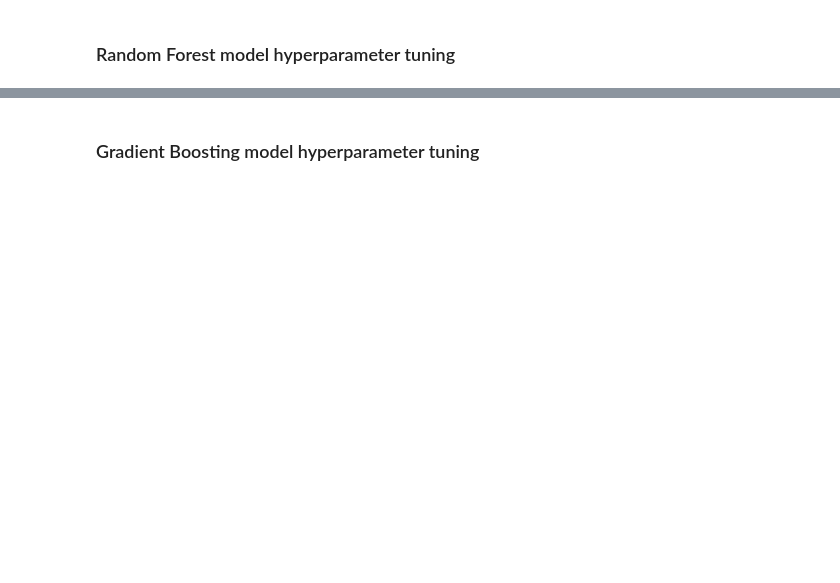
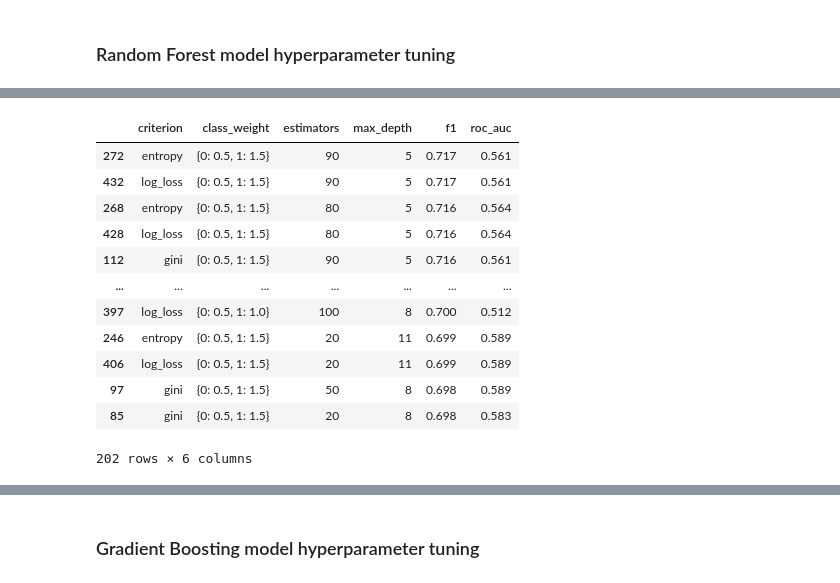
Before and after one commit to julrichkieffer/portfolio-data-science, a Jupyter notebook: 04 vehicle loan default/notebook.ipynb, the cells around one changed output, grey strips where cells are left out. Saved outputs shown, nothing was run; the diff lists cells and outputs as text; code cells hidden in the pictures; blank space fills up the shorter version.

```diff
--- a/04 vehicle loan default/notebook.ipynb
+++ b/04 vehicle loan default/notebook.ipynb
@@ -1962,9 +1979,13 @@ Observation:
 
 - 77% ROC AUC is quite welcomed; sets a baseline for tuning (higher is better)
 # %%
+# tuning results
+best_tuning = {}
+
 # tuning parameter ranges
 C_range = [0.01, 0.1, 0.5, 1.0]
 max_depth_range = [5, 8, 11, 13]
+weights_range = ['balanced', { 0: 0.5, 1: 1.0 }, { 0: 0.5, 1: 2.0 }, { 0: 0.5, 1: 3.0 }]
 estimators_range = range(10, 101, 15)
 boost_eta_range = [0.5, 0.3, 0.1]
 # %% [markdown]
@@ -1975,7 +1996,7 @@ boost_eta_range = [0.5, 0.3, 0.1]
 scores = []
 
 for criteria in ['gini', 'entropy', 'log_loss']:
-    for weights in ['balanced', { 0: 0.5, 1: 1.0 }, { 0: 0.5, 1: 1.5 }, { 0: 0.5, 1: 2.0 }]:
+    for weights in weights_range:
         for depth in tqdm( max_depth_range, desc=f'{criteria = }, {weights = }'):
             model, _ = fit( model          = DecisionTreeClassifier(criterion=criteria, class_weight=weights, max_depth=depth, random_state=seed, min_samples_leaf=10),
                             dataframe      = df_train,
@@ -2046,9 +2066,9 @@ print(f'{ best_tuning = }')
 scores = []
 
 for C in C_range:
-    for weights in ['balanced', { 0: 0.5, 1: 1.0 }, { 0: 0.5, 1: 1.5 }, { 0: 0.5, 1: 2.0 }]:
-        for solver in tqdm( ['liblinear', 'lbfgs'], desc=f'{C = }, {weights = }'):
-            model, _ = fit( model          = LogisticRegression(solver=solver, C=C, class_weight=weights, random_state=seed, max_iter=500),
+    for weights in weights_range:
+        for solver in tqdm( ['liblinear'], desc=f'{C = }, {weights = }'):  #, 'lbfgs'
+            model, _ = fit( model          = LogisticRegression(solver=solver, C=C, class_weight=weights, random_state=seed, max_iter=1000),
                             dataframe      = df_train,
                             y              = y_train,
                             vectorizer     = dv,
@@ -2096,7 +2124,7 @@ print(f'{ best_tuning = }')
 scores = []
 
 for criteria in ['gini', 'entropy', 'log_loss']:
-    for weights in ['balanced', { 0: 0.5, 1: 1.0 }, { 0: 0.5, 1: 1.5 }, { 0: 0.5, 1: 2.0 }]:
+    for weights in weights_range:
         for depth in max_depth_range:
             for estimators in tqdm( estimators_range, desc=f'{criteria = }, {weights = }, {depth = }'):
                 model, _ = fit( model          = RandomForestClassifier(criterion=criteria, class_weight=weights, max_depth=depth, n_estimators=estimators, random_state=seed, min_samples_leaf=10, n_jobs=-1),
@@ -2120,3 +2148,4 @@ for criteria in ['gini', 'entropy', 'log_loss']:
     .query(f'f1 >= { f1_all_features }')
     .sort_values(by=['f1', 'roc_auc'], ascending=[False, False])
 )
+# %% [output]
@@ -2123 +2155,14 @@ for criteria in ['gini', 'entropy', 'log_loss']:
+|  | criterion | class_weight | estimators | max_depth | f1 | roc_auc |
+| 272 | entropy | {0: 0.5, 1: 1.5} | 90 | 5 | 0.717 | 0.561 |
+| 432 | log_loss | {0: 0.5, 1: 1.5} | 90 | 5 | 0.717 | 0.561 |
+| 268 | entropy | {0: 0.5, 1: 1.5} | 80 | 5 | 0.716 | 0.564 |
+| 428 | log_loss | {0: 0.5, 1: 1.5} | 80 | 5 | 0.716 | 0.564 |
+| 112 | gini | {0: 0.5, 1: 1.5} | 90 | 5 | 0.716 | 0.561 |
+| ... | ... | ... | ... | ... | ... | ... |
+| 397 | log_loss | {0: 0.5, 1: 1.0} | 100 | 8 | 0.700 | 0.512 |
+| 246 | entropy | {0: 0.5, 1: 1.5} | 20 | 11 | 0.699 | 0.589 |
+| 406 | log_loss | {0: 0.5, 1: 1.5} | 20 | 11 | 0.699 | 0.589 |
+| 97 | gini | {0: 0.5, 1: 1.5} | 50 | 8 | 0.698 | 0.589 |
+| 85 | gini | {0: 0.5, 1: 1.5} | 20 | 8 | 0.698 | 0.583 |
+202 rows × 6 columns
 # %%
```
Also changed, not shown: parts of 17 cells of this notebook.
